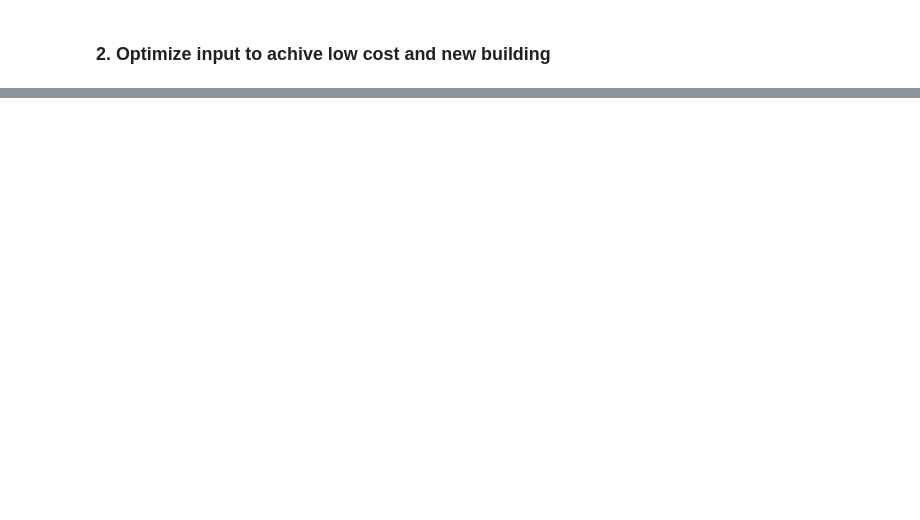
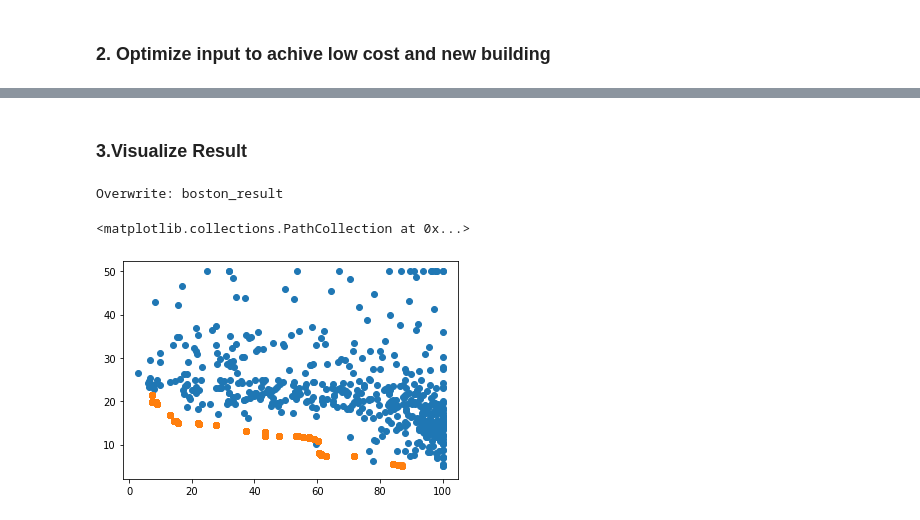
Before and after one commit to horoiwa/optga, a Jupyter notebook: example/1_BostonHousingPrice.ipynb, the cells around one changed output, grey strips where cells are left out. Saved outputs shown, nothing was run; the diff lists cells and outputs as text; code cells hidden in the pictures; blank space fills up the shorter version.

Commit message:
Add boston sample

```diff
--- a/example/1_BostonHousingPrice.ipynb
+++ b/example/1_BostonHousingPrice.ipynb
@@ -113,0 +133,18 @@ AttributeError: 'NoneType' object has no attribute 'values'
+# %% [markdown]
+### 3.Visualize Result
+# %%
+optimizer.export_result("boston_result")
+# %% [output]
+Overwrite: boston_result
+# %%
+Y_init = pd.read_csv("boston_result/Y_init.csv")
+Y_pareto = pd.read_csv("boston_result/Y_pareto.csv")
+# %%
+import matplotlib.pyplot as plt
+%matplotlib inline
+
+plt.scatter(y_age, y_price, label="sample population")
+plt.scatter(Y_pareto["Age"], Y_pareto["Price"], label="pareto front")
+# %% [output]
+<matplotlib.collections.PathCollection at 0x...>
+[figure, added]
```
Also changed, not shown: parts of 5 cells of this notebook, 7 other files.
